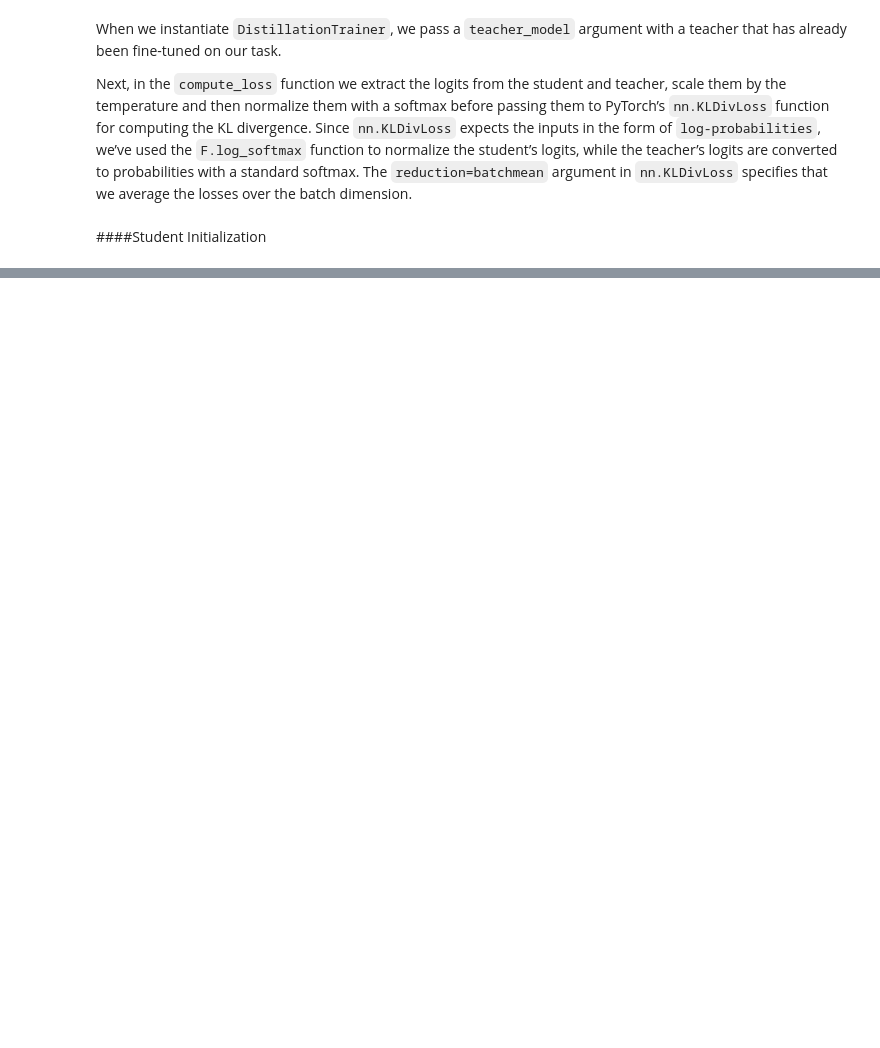
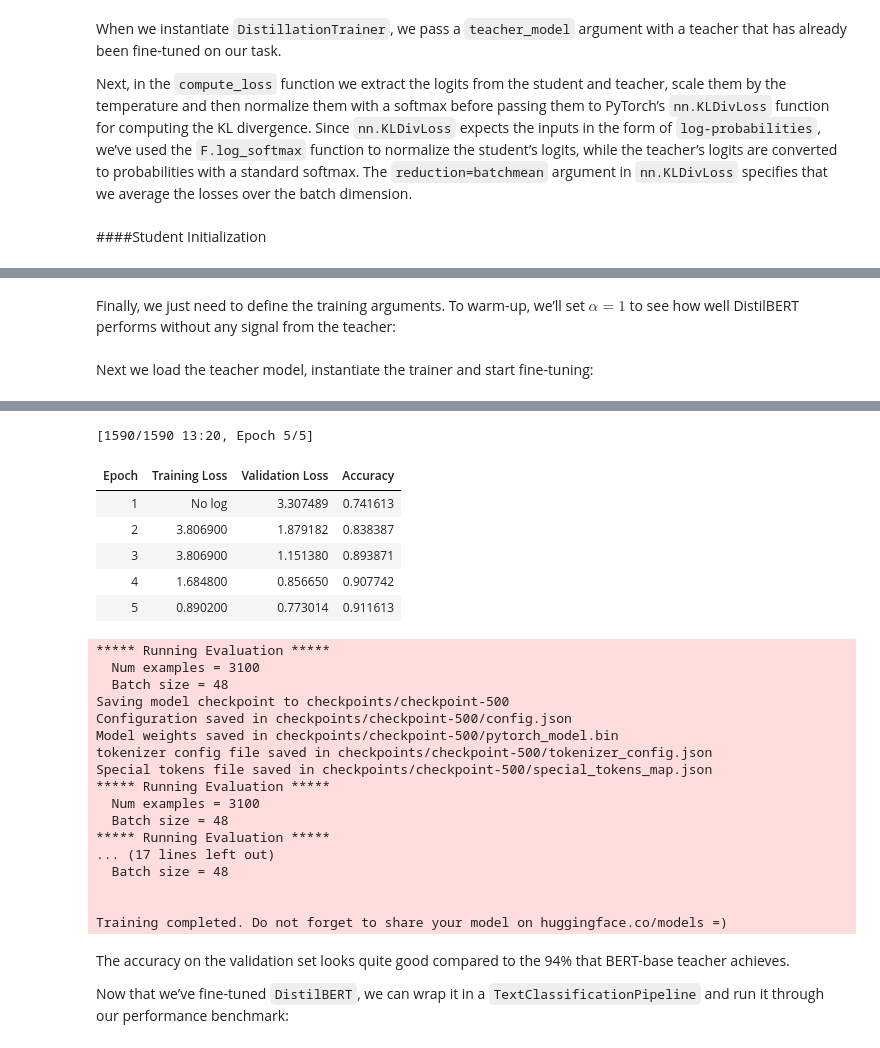
Before and after one commit to rahiakela/transformers-research-and-practice, a Jupyter notebook: natural-language-processing-with-transformers/05-making-transformers-efficient-in-production/case_study_intent_detection.ipynb, the cells around one changed output, grey strips where cells are left out. Drawn from its saved outputs; the diff is of its cells as text; code cells hidden in the pictures; blank space fills up the shorter version.

```diff
--- a/natural-language-processing-with-transformers/05-making-transformers-efficient-in-production/case_study_intent_detection.ipynb
+++ b/natural-language-processing-with-transformers/05-making-transformers-efficient-in-production/case_study_intent_detection.ipynb
@@ -498,0 +563,3 @@ normalize the student’s logits, while the teacher’s logits are converted to
+# %%
+def student_init():
+  return (AutoModelForSequenceClassification.from_pretrained(student_ckpt, config=student_config).to(device))
@@ -498,0 +570,39 @@ normalize the student’s logits, while the teacher’s logits are converted to
+# %%
+def compute_metrics(pred):
+  predictions, labels = pred
+  # find the most confident class prediction
+  predictions = np.argmax(predictions, axis=1)
+  # and compare that against the ground truth labels
+  return accuracy_score.compute(predictions=predictions, references=labels)
+# %% [markdown]
+Finally, we just need to define the training arguments. To warm-up, we’ll set $\alpha = 1$ to see how well DistilBERT performs without any signal from the teacher:
+# %%
+batch_size = 48
+
+student_training_args = DistillationTrainingArguments(
+    output_dir="checkpoints",
+    evaluation_strategy="epoch",
+    num_train_epochs=5,
+    learning_rate=2e-5,
+    per_device_train_batch_size=batch_size,
+    per_device_eval_batch_size=batch_size,
+    alpha=1,
+    weight_decay=0.01
+)
+# %% [markdown]
+Next we load the teacher model, instantiate the trainer and start fine-tuning:
+# %%
+teacher_checkpoint = "transformersbook/bert-base-uncased-finetuned-clinc"
+teacher_model = (AutoModelForSequenceClassification.from_pretrained(teacher_checkpoint, num_labels=num_labels).to(device))
+# %%
+distil_trainer = DistillationTrainer(model_init=student_init,
+                                     teacher_model=teacher_model,
+                                     args=student_training_args,
+                                     train_dataset=clinc_enc["train"],
+                                     eval_dataset=clinc_enc["validation"],
+                                     compute_metrics=compute_metrics,
+                                     tokenizer=student_tokenizer)
+
+# start fine-tuning
+distil_trainer.train();
+# %% [output]
@@ -498,0 +628,29 @@ normalize the student’s logits, while the teacher’s logits are converted to
+[1590/1590 13:20, Epoch 5/5]
+| Epoch | Training Loss | Validation Loss | Accuracy |
+| 1 | No log | 3.307489 | 0.741613 |
+| 2 | 3.806900 | 1.879182 | 0.838387 |
+| 3 | 3.806900 | 1.151380 | 0.893871 |
+| 4 | 1.684800 | 0.856650 | 0.907742 |
+| 5 | 0.890200 | 0.773014 | 0.911613 |
+***** Running Evaluation *****
+  Num examples = 3100
+  Batch size = 48
+Saving model checkpoint to checkpoints/checkpoint-500
+Configuration saved in checkpoints/checkpoint-500/config.json
+Model weights saved in checkpoints/checkpoint-500/pytorch_model.bin
+tokenizer config file saved in checkpoints/checkpoint-500/tokenizer_config.json
+Special tokens file saved in checkpoints/checkpoint-500/special_tokens_map.json
+***** Running Evaluation *****
+  Num examples = 3100
+  Batch size = 48
+***** Running Evaluation *****
+... (17 lines left out)
+  Batch size = 48
+
+
+Training completed. Do not forget to share your model on huggingface.co/models =)
+# %% [markdown]
+The accuracy on the validation set looks quite good compared to the 94% that BERT-base teacher achieves.
+
+Now that we’ve fine-tuned `DistilBERT`, we can wrap it in a
+`TextClassificationPipeline` and run it through our performance benchmark:
```
Also changed, not shown: parts of 26 cells of this notebook.
